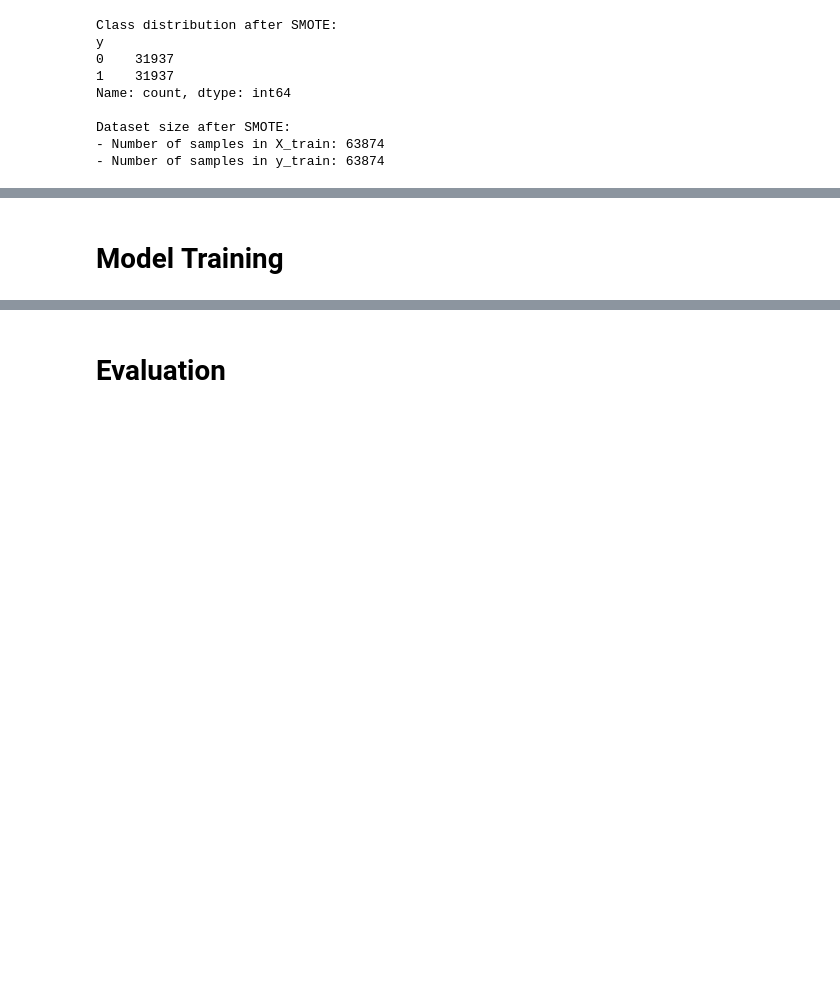
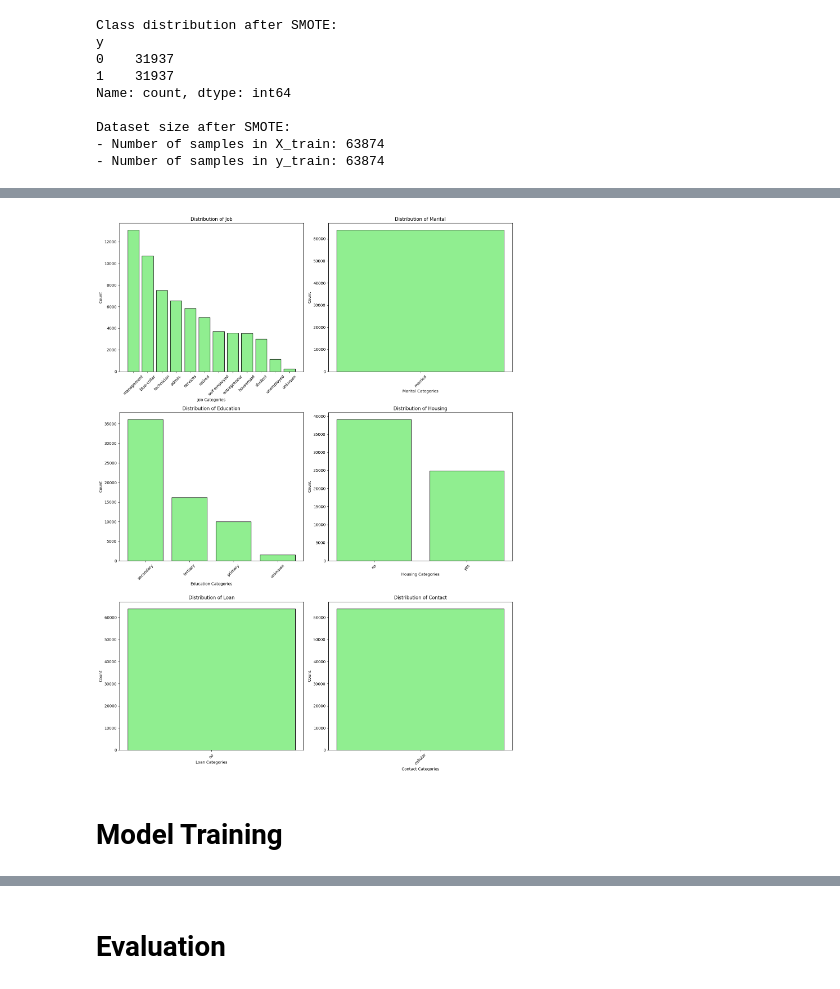
Before and after one commit to Imirushik/Bank-Marketing-ML, a Jupyter notebook: Code/Untitled11.ipynb, the cells around one changed output, grey strips where cells are left out. Saved outputs shown, nothing was run; the diff lists cells and outputs as text; code cells hidden in the pictures; blank space fills up the shorter version.

```diff
--- a/Code/Untitled11.ipynb
+++ b/Code/Untitled11.ipynb
@@ -292,5 +282,54 @@ X_test = pca.transform(X_test)
+# %%
+import matplotlib.pyplot as plt
+
+# Function to plot bar charts for categorical columns
+def plot_categorical_columns(data, categorical_columns, label_map=None):
+    rows, cols = 3, 2  # Define grid layout
+    fig, axes = plt.subplots(rows, cols, figsize=(15, 20))
+    axes = axes.flatten()
+
+    for i, col in enumerate(categorical_columns):
+        counts = data[col].value_counts()
+        labels = counts.index
+        values = counts.values
+
+        if label_map and col in label_map:
+            # Map encoded values to original categories
+            mapped_labels = [f"{label_map[col].get(label, 'unknown')}" for label in labels]
+        else:
+            mapped_labels = labels
+
+        # Plot bar chart
+        axes[i].bar(mapped_labels, values, color='lightgreen', edgecolor='black')
+        axes[i].set_title(f"Distribution of {col.capitalize()}", fontsize=12)
+        axes[i].set_xlabel(f"{col.capitalize()} Categories", fontsize=10)
+        axes[i].set_ylabel("Count", fontsize=10)
+        axes[i].tick_params(axis='x', rotation=45)
+
+    # Remove empty subplots
+    for j in range(len(categorical_columns), len(axes)):
+        fig.delaxes(axes[j])
+
+    plt.tight_layout()
+    plt.show()
+
+# Example Usage
+categorical_columns = ['job', 'marital', 'education', 'housing', 'loan', 'contact']  # Replace as needed
+label_map = {
+    'job': {0: 'admin.', 1: 'blue-collar', 2: 'entrepreneur', 3: 'housemaid', 4: 'management', 5: 'retired',
+            6: 'self-employed', 7: 'services', 8: 'student', 9: 'technician', 10: 'unemployed', 11: 'unknown'},
+    'marital': {0: 'divorced', 1: 'married', 2: 'single'},
+    'education': {0: 'primary', 1: 'secondary', 2: 'tertiary', 3: 'unknown'},
+    'housing': {0: 'no', 1: 'yes'},
+    'loan': {0: 'no', 1: 'yes'},
+    'contact': {0: 'cellular', 1: 'telephone', 2: 'unknown'},
+}
+
+plot_categorical_columns(data=X_train, categorical_columns=categorical_columns, label_map=label_map)
+# %% [output]
+[figure, added]
 # %% [markdown]
-# **Model** **Training**
+# Model Training
 # %%
 # Import necessary libraries for Random Forest
 from sklearn.ensemble import RandomForestClassifier
```
Also changed, not shown: parts of 43 cells of this notebook.
